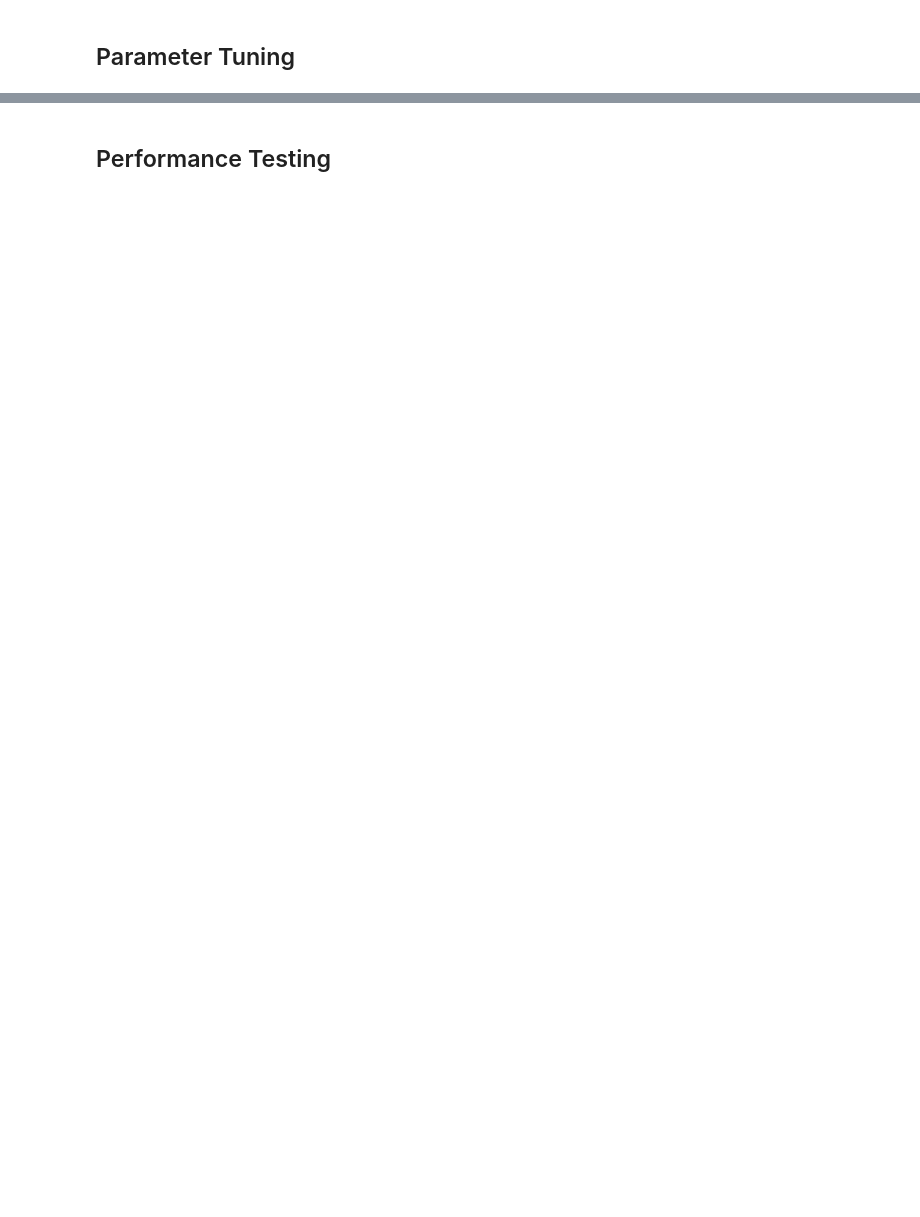
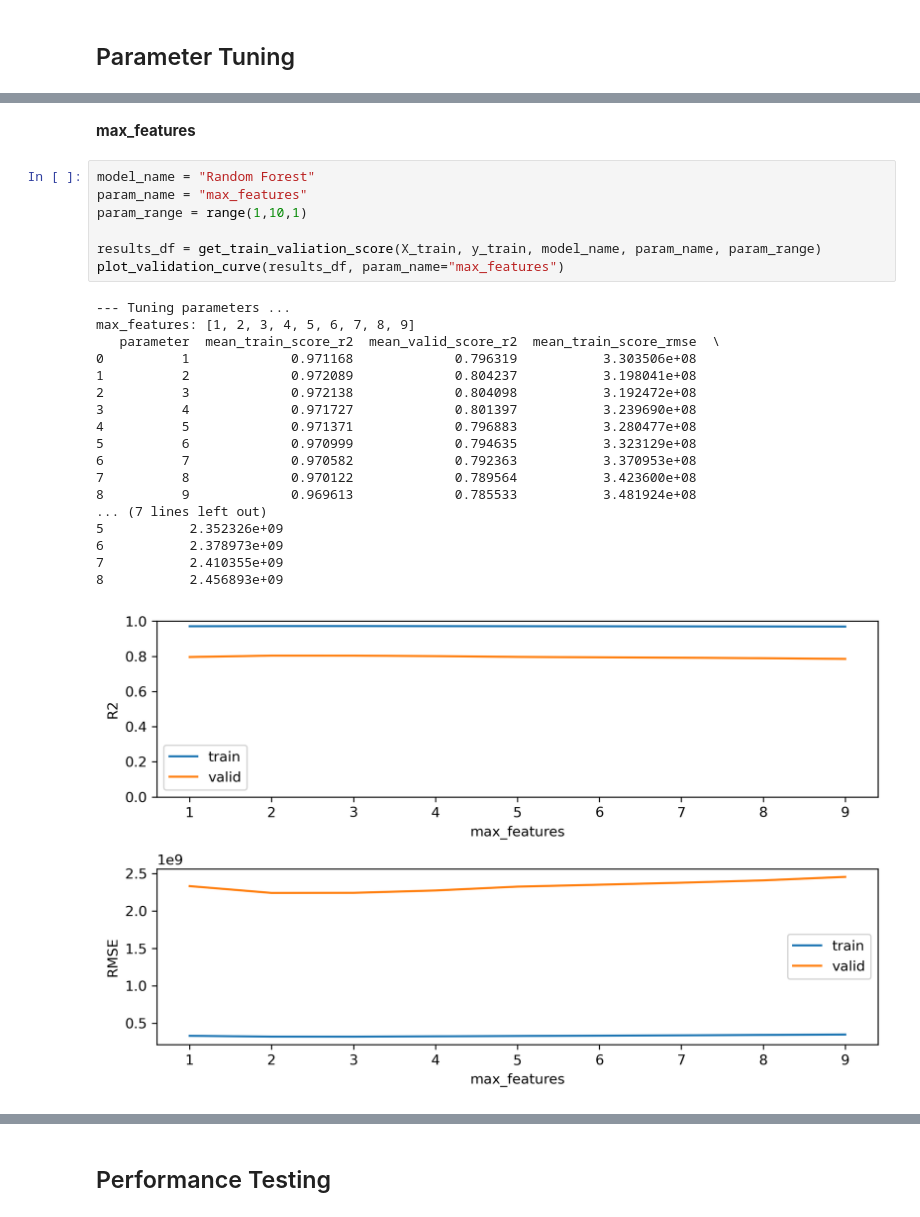
Before and after one commit to zhuoyizhao/public-ml-reg-ca-housing-prices-prediction, a Jupyter notebook: 3 - Training and Testing.ipynb, the cells around one changed output, grey strips where cells are left out. Cells and saved outputs as stored; diff of their text form; blank space fills up the shorter version.

```diff
--- a/3 - Training and Testing.ipynb
+++ b/3 - Training and Testing.ipynb
@@ -101,0 +400,28 @@ It turns out that **Random Forest** and **Gradient Boosting** have relatively hi
+# %% [markdown]
+**max_features**
+# %%
+model_name = "Random Forest"
+param_name = "max_features"
+param_range = range(1,10,1)
+
+results_df = get_train_valiation_score(X_train, y_train, model_name, param_name, param_range)
+plot_validation_curve(results_df, param_name="max_features")
+# %% [output]
+--- Tuning parameters ...
+max_features: [1, 2, 3, 4, 5, 6, 7, 8, 9]
+   parameter  mean_train_score_r2  mean_valid_score_r2  mean_train_score_rmse  \
+0          1             0.971168             0.796319           3.303506e+08
+1          2             0.972089             0.804237           3.198041e+08
+2          3             0.972138             0.804098           3.192472e+08
+3          4             0.971727             0.801397           3.239690e+08
+4          5             0.971371             0.796883           3.280477e+08
+5          6             0.970999             0.794635           3.323129e+08
+6          7             0.970582             0.792363           3.370953e+08
+7          8             0.970122             0.789564           3.423600e+08
+8          9             0.969613             0.785533           3.481924e+08
+... (7 lines left out)
+5           2.352326e+09
+6           2.378973e+09
+7           2.410355e+09
+8           2.456893e+09
+[figure, added]
```
Also changed, not shown: parts of 41 cells of this notebook.
